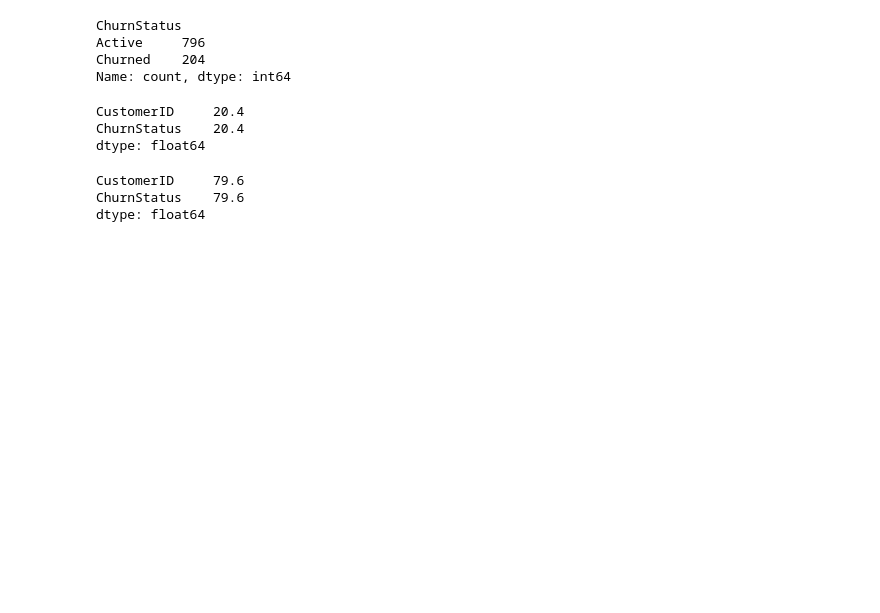
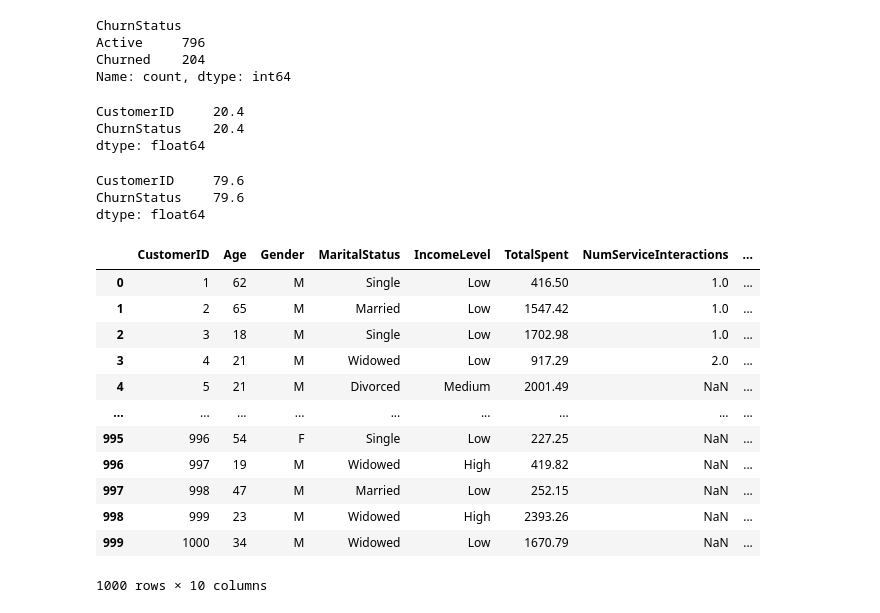
Before and after one commit to Alexander040105/lloyds-banking-group-eda-theforage, a Jupyter notebook: data_cleaning.ipynb, the cells around one changed output. Saved outputs shown, nothing was run; the diff lists cells and outputs as text; code cells hidden in the pictures; blank space fills up the shorter version.

```diff
--- a/data_cleaning.ipynb
+++ b/data_cleaning.ipynb
@@ -445,3 +445,48 @@ fig = px.pie(
     title="Churn Status Distribution"
 )
 fig.show()
+# %%
+# Count of online actions
+online_activity_count = online_activity[['CustomerID', 'LoginFrequency']].drop_duplicates('CustomerID')
+
+# Most recent login date
+last_login_df = (
+    online_activity
+    .groupby('CustomerID')['LastLoginDate']
+    .max()
+    .reset_index(name='LastLoginDate')
+)
+
+# Merge both
+merged_df = (
+    customer_demographics
+    .merge(
+        transaction_history.groupby('CustomerID')['AmountSpent'].sum().reset_index(name='TotalSpent'),
+        on='CustomerID',
+        how='left'
+    )
+    .merge(
+        customer_service.groupby('CustomerID').size().reset_index(name='NumServiceInteractions'),
+        on='CustomerID',
+        how='left'
+    )
+    .merge(online_activity_count, on='CustomerID', how='left')
+    .merge(last_login_df, on='CustomerID', how='left')
+    .merge(churn_status, on='CustomerID', how='left')
+)
+# %%
+merged_df
+# %% [output]
+|  | CustomerID | Age | Gender | MaritalStatus | IncomeLevel | TotalSpent | NumServiceInteractions | ... |
+| 0 | 1 | 62 | M | Single | Low | 416.50 | 1.0 | ... |
+| 1 | 2 | 65 | M | Married | Low | 1547.42 | 1.0 | ... |
+| 2 | 3 | 18 | M | Single | Low | 1702.98 | 1.0 | ... |
+| 3 | 4 | 21 | M | Widowed | Low | 917.29 | 2.0 | ... |
+| 4 | 5 | 21 | M | Divorced | Medium | 2001.49 | NaN | ... |
+| ... | ... | ... | ... | ... | ... | ... | ... | ... |
+| 995 | 996 | 54 | F | Single | Low | 227.25 | NaN | ... |
+| 996 | 997 | 19 | M | Widowed | High | 419.82 | NaN | ... |
+| 997 | 998 | 47 | M | Married | Low | 252.15 | NaN | ... |
+| 998 | 999 | 23 | M | Widowed | High | 2393.26 | NaN | ... |
+| 999 | 1000 | 34 | M | Widowed | Low | 1670.79 | NaN | ... |
+1000 rows × 10 columns
```
Also changed, not shown: parts of 5 cells of this notebook, 2 other files.
